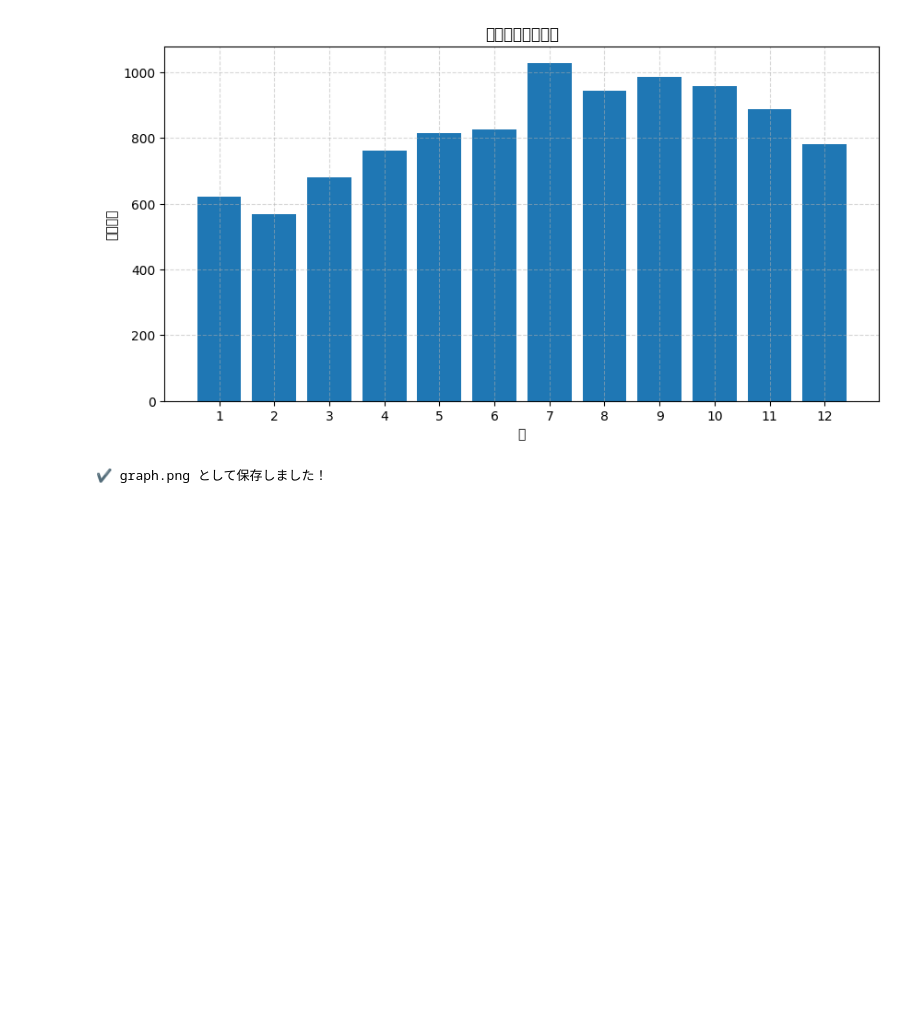
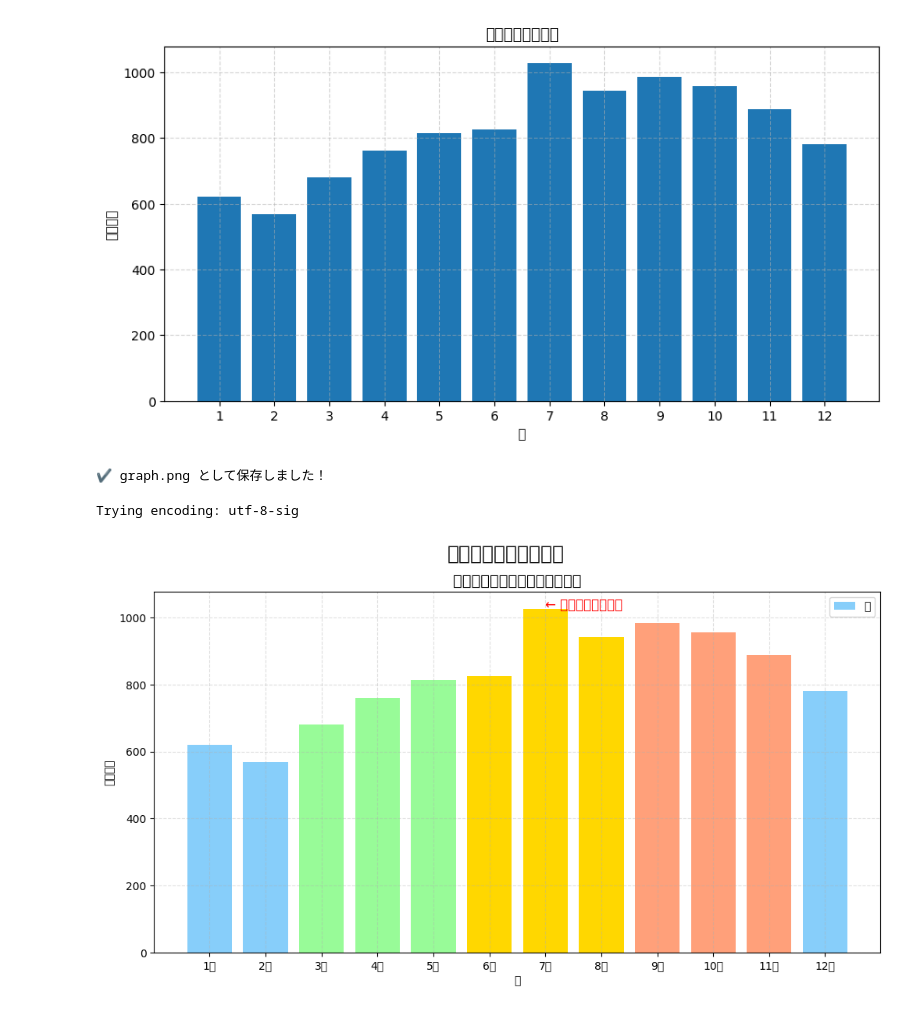
Before and after one commit to nami9983/Week6, a Jupyter notebook: jitennsya.ipynb, the cells around one changed output. Saved outputs shown, nothing was run; the diff lists cells and outputs as text; code cells hidden in the pictures; blank space fills up the shorter version.

```diff
--- a/jitennsya.ipynb
+++ b/jitennsya.ipynb
@@ -590,3 +590,45 @@ Trying encoding: utf-8-sig
 Name: count, dtype: int64
 [figure]
 ✔ graph.png として保存しました！
+# %%
+import pandas as pd
+import matplotlib.pyplot as plt
+
+df = load_csv_safely("jitennsyadeta.csv")
+
+df["date"] = pd.to_datetime(df[date_col], errors="coerce")
+df = df.dropna(subset=["date"])
+df["month"] = df["date"].dt.month
+monthly_counts = df["month"].value_counts().sort_index()
+
+# 季節ごとの色
+colors = ["#87cefa" if m in [12,1,2] else
+          "#98fb98" if m in [3,4,5] else
+          "#ffd700" if m in [6,7,8] else
+          "#ffa07a"
+          for m in monthly_counts.index]
+
+plt.figure(figsize=(12,6))
+
+plt.suptitle("自転車事故データ分析", fontsize=18)
+plt.title("月別事故件数（季節別色分け）", fontsize=14)
+
+plt.bar(monthly_counts.index, monthly_counts.values, color=colors)
+
+plt.xticks(range(1, 13),
+           ["1月","2月","3月","4月","5月","6月","7月","8月","9月","10月","11月","12月"])
+
+plt.xlabel("月")
+plt.ylabel("事故件数")
+plt.grid(True, linestyle="--", alpha=0.4)
+plt.legend(["冬","春","夏","秋"])
+
+# 注釈
+max_month = monthly_counts.idxmax()
+max_value = monthly_counts.max()
+plt.text(max_month, max_value, "← 最も事故が多い月", fontsize=12, color="red")
+
+plt.show()
+# %% [output]
+Trying encoding: utf-8-sig
+[figure, added]
```
Also changed, not shown: parts of 7 cells of this notebook, 2 other files.
